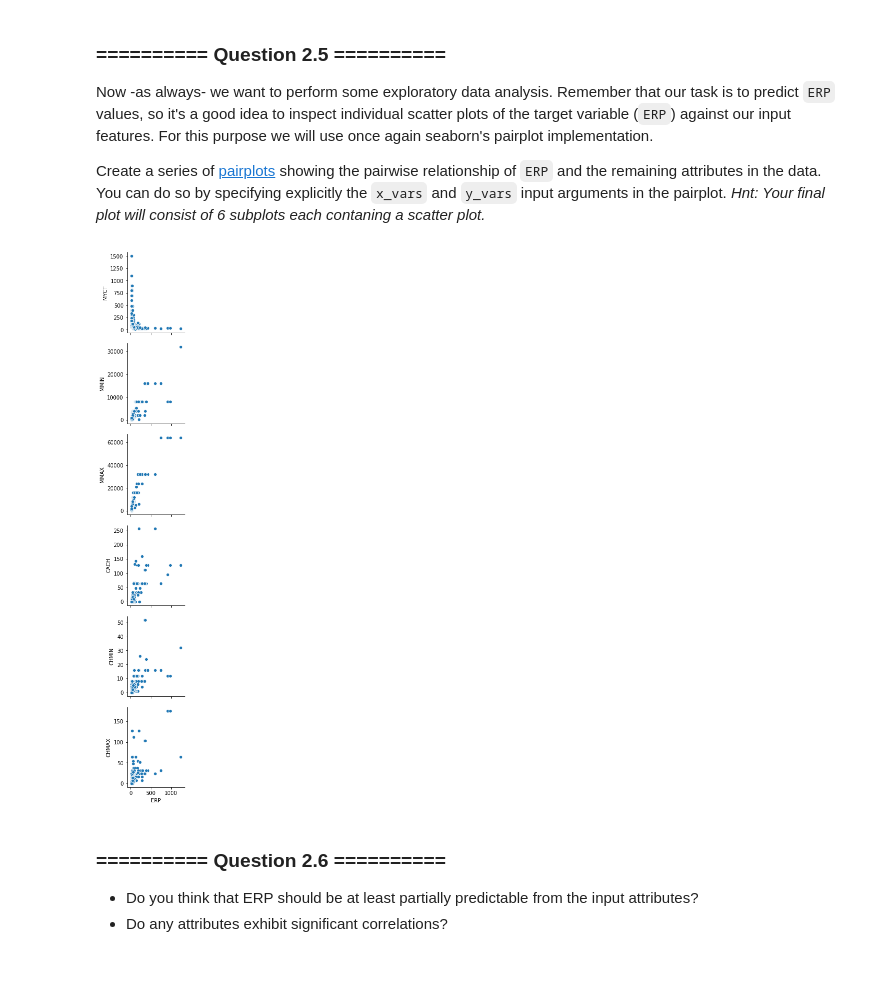
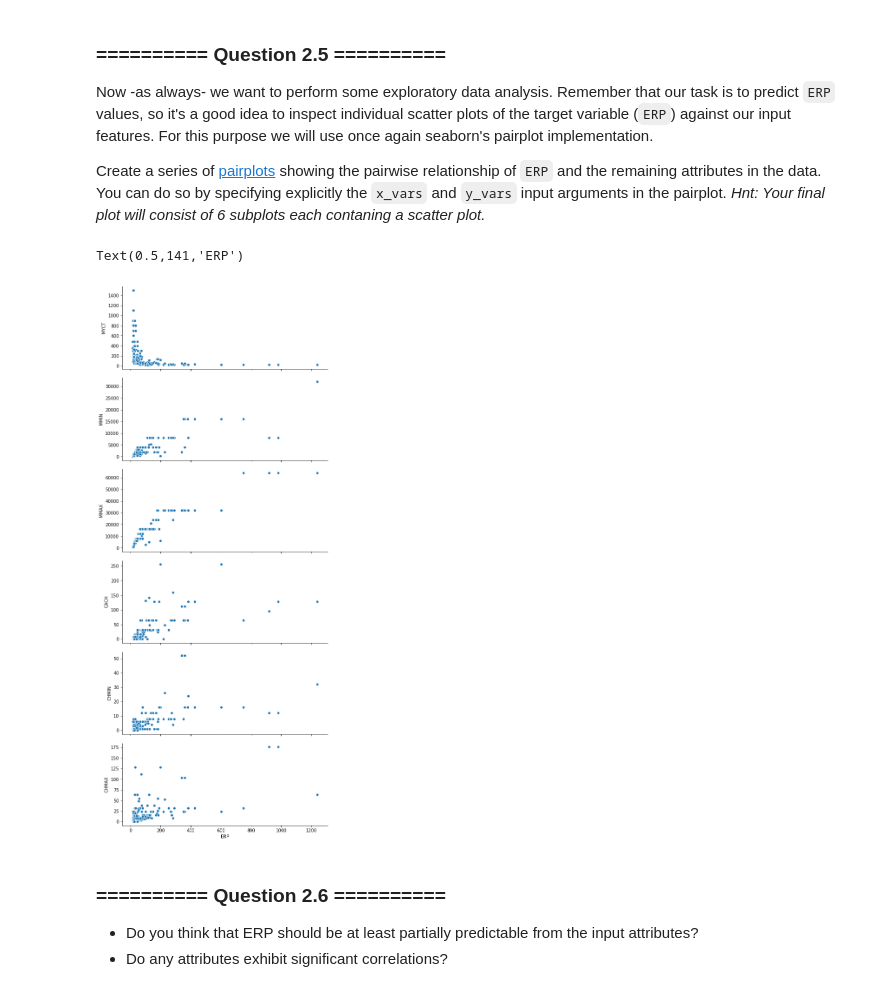
Before and after one commit to ishanparikh/IAML2018, a Jupyter notebook: Labs/02 - Decision Trees and Linear Regression.ipynb, the cells around one changed output. Saved outputs shown, nothing was run; the diff lists cells and outputs as text; code cells hidden in the pictures.

```diff
--- a/Labs/02 - Decision Trees and Linear Regression.ipynb
+++ b/Labs/02 - Decision Trees and Linear Regression.ipynb
@@ -447,15 +447,16 @@ Create a series of [pairplots](https://seaborn.github.io/generated/seaborn.pairp
 # %%
 # Your Code goes here:
 ax = sns.pairplot(cpu_clean, hue=None, hue_order=None, palette='husl',
                   vars=None, x_vars='ERP',
-                  y_vars=['MYCT', 'MMIN', 'MMAX', 'CACH', 'CHMIN', 'CHMAX'],
-                  kind='scatter', diag_kind='auto', markers=None, height=2.5,
-                  aspect=1, dropna=True, plot_kws=None, diag_kws=None,
+                  y_vars=['MYCT', 'MMIN', 'MMAX', 'CACH', 'CHMIN', 'CHMAX'], kind='scatter',
+                  diag_kind='auto', markers=None, height=3,
+                  aspect=2.5, dropna=True, plot_kws=None, diag_kws=None,
                   grid_kws=None, size=None)
 #plt.xticks('ERP')
-#plt.xlabel('ERP')
+plt.xlabel('ERP')
 # %% [output]
+Text(0.5,141,'ERP')
-[figure, old version]
+[figure, new version]
 # %% [markdown]
 ### ========== Question 2.6 ==========
 * Do you think that ERP should be at least partially predictable from the input attributes?
```
Also changed, not shown: parts of 1 cell of this notebook, 2 other files.
